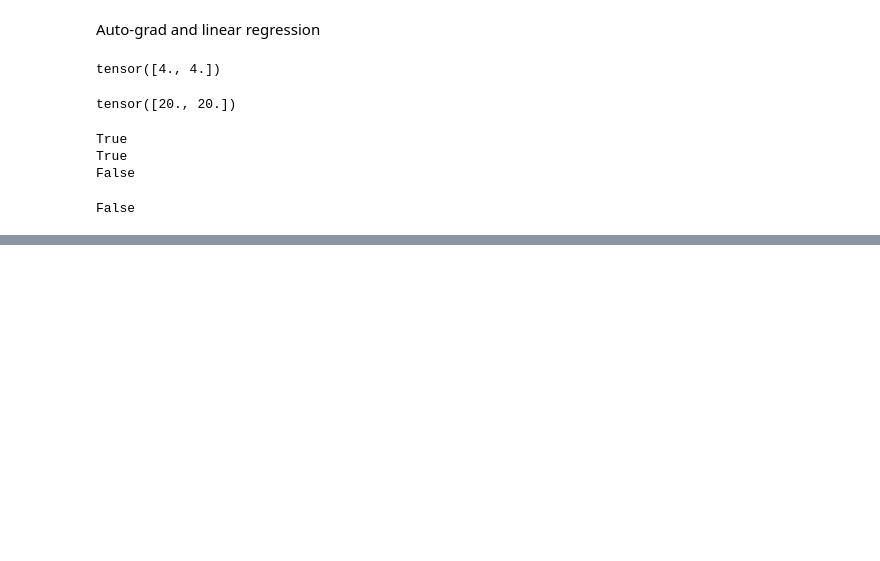
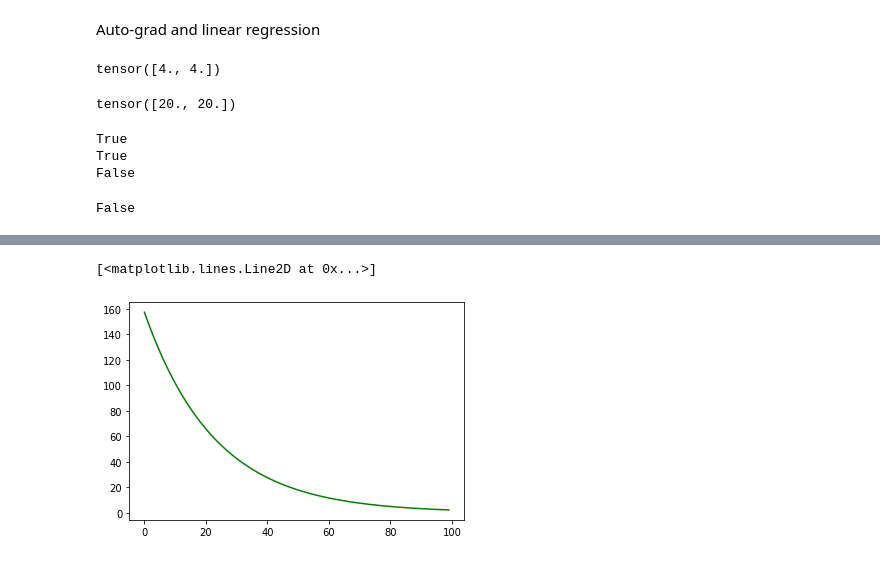
Before and after one commit to SPThole/DL-Projects, a Jupyter notebook: Autograd_pytrch.ipynb, the cells around one changed output, grey strips where cells are left out. Drawn from its saved outputs; the diff is of its cells as text; code cells hidden in the pictures; blank space fills up the shorter version.

```diff
--- a/Autograd_pytrch.ipynb
+++ b/Autograd_pytrch.ipynb
@@ -64,0 +63,6 @@ AttributeError: ignored
+# %%
+x= torch.from_numpy(x.reshape(-1,1))
+y= torch.from_numpy(y.reshape(-1,1))
+# %%
+loss=torch.mean((y-w[0]*x-w[1])**2,axis=0)
+loss
@@ -64,0 +71,13 @@ AttributeError: ignored
+# %%
+
+optimizer= SGD([w],lr=0.0001)
+# %%
+max_iteration=100
+history=[]
+for i in range(max_iteration):
+  loss=torch.mean((y-w[0]*x-w[1])**2,axis=0)
+  optimizer.zero_grad()
+  loss.backward()
+  optimizer.step()
+  history.append(loss)
+  print('Loss at iteration {} is {}'.format(i,loss))
@@ -64,0 +102,5 @@ AttributeError: ignored
+# %%
+plt.plot(np.arange(0,100),history,'g-')
+# %% [output]
+[<matplotlib.lines.Line2D at 0x...>]
+[figure, added]
```
Also changed, not shown: parts of 6 cells of this notebook.
